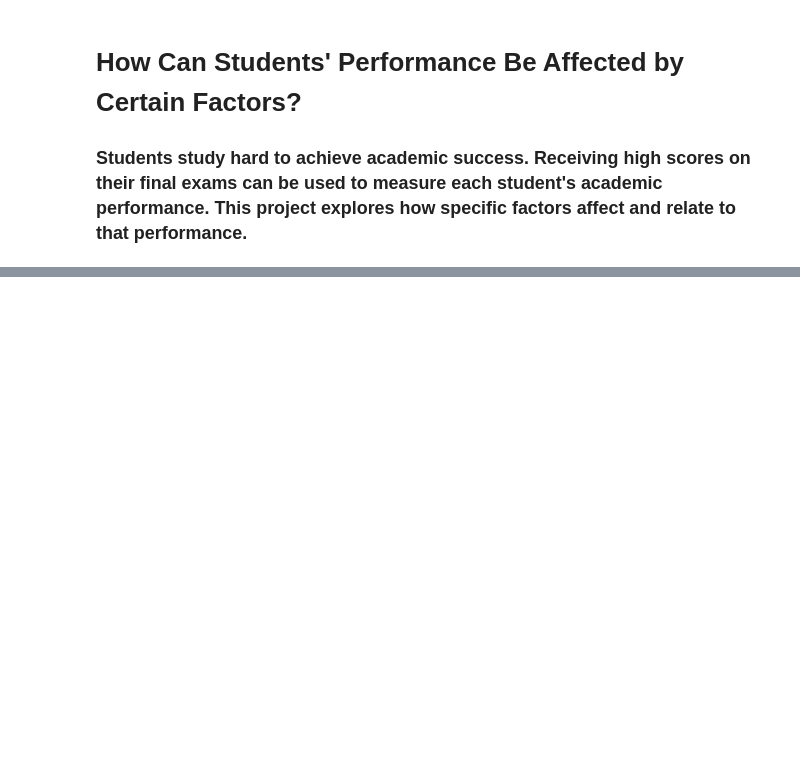
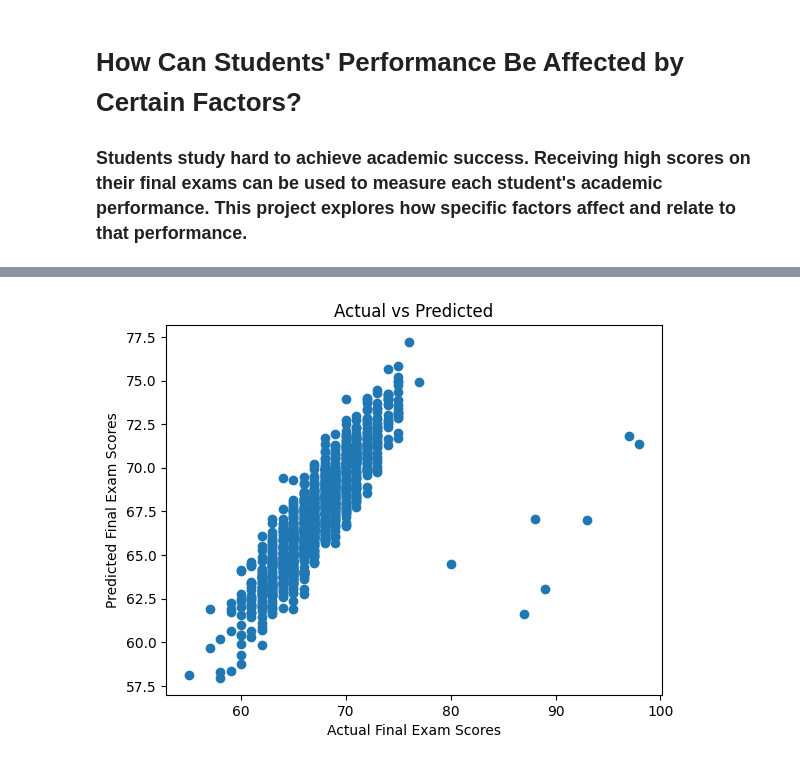
Before and after one commit to mkim2178/Modeling_Factory, a Jupyter notebook: how_student_perform/analyze_student_performance.ipynb, the cells around one changed output, grey strips where cells are left out. Saved outputs shown, nothing was run; the diff lists cells and outputs as text; code cells hidden in the pictures; blank space fills up the shorter version.

```diff
--- a/how_student_perform/analyze_student_performance.ipynb
+++ b/how_student_perform/analyze_student_performance.ipynb
@@ -22,0 +124,5 @@ student_performance.head()
+# %%
+X = student_performance_simplified
+Y = final_exam_score
+
+X_train, X_test, Y_train, Y_test = train_test_split(X, Y, test_size=0.2, random_state=42)
@@ -22,0 +140,7 @@ student_performance.head()
+# %%
+model = lm.LinearRegression()
+model.fit(X_train, Y_train)
+
+print("Intercept:", model.intercept_)
+print()
+print("Coefficients:", pd.Series(model.coef_, index=X.columns))
@@ -22,0 +161,5 @@ student_performance.head()
+# %%
+Y_hat = model.predict(X_test)
+print("R² Score:", r2_score(Y_test, Y_hat))
+print("RMSE:", root_mean_squared_error(Y_test, Y_hat))
+print("Std of y_test:", np.std(Y_test))
@@ -22,0 +174,8 @@ student_performance.head()
+# %%
+plt.scatter(Y_test, Y_hat)
+plt.xlabel("Actual Final Exam Scores")
+plt.ylabel("Predicted Final Exam Scores")
+plt.title("Actual vs Predicted")
+plt.show()
+# %% [output]
+[figure, added]
```
Also changed, not shown: parts of 17 cells of this notebook.
